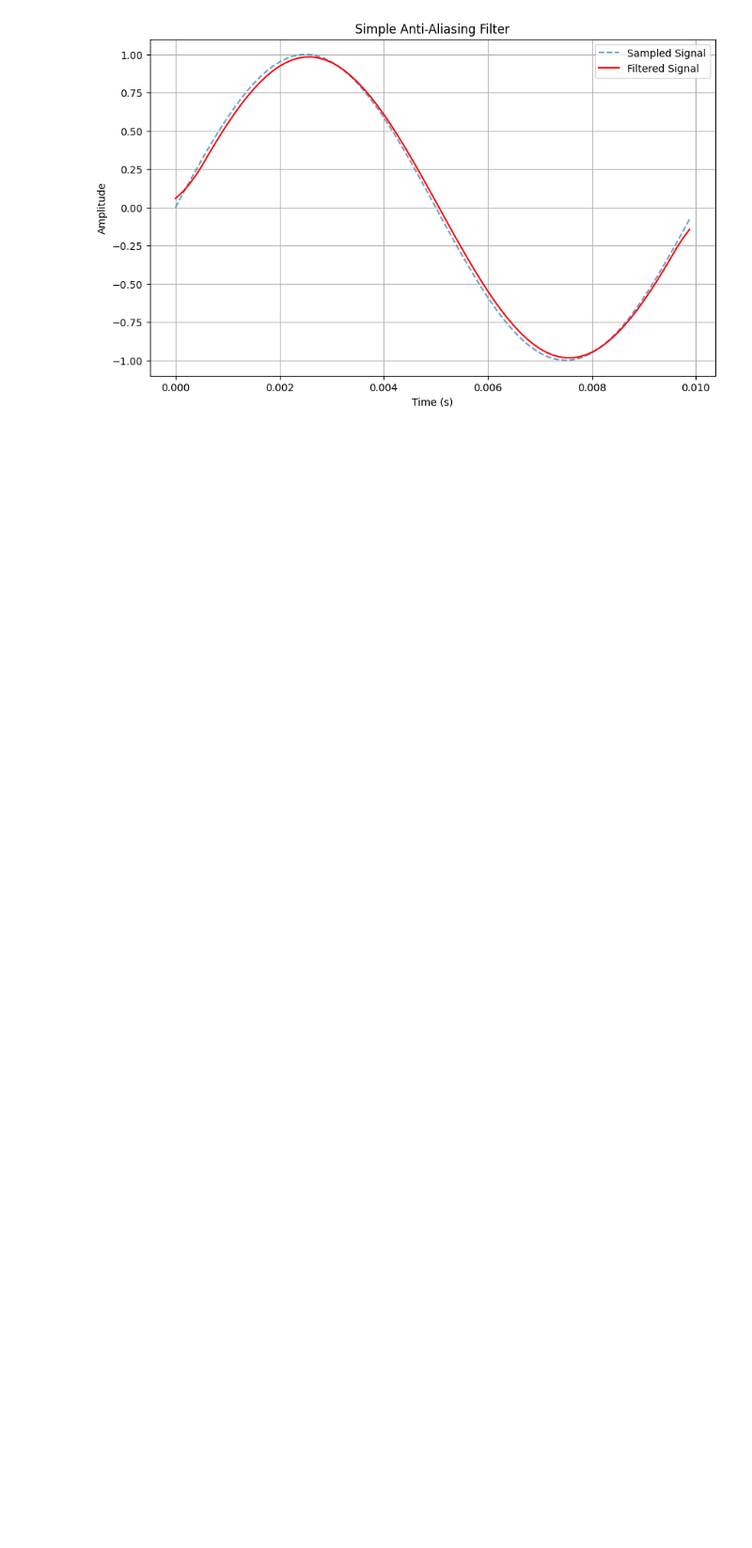
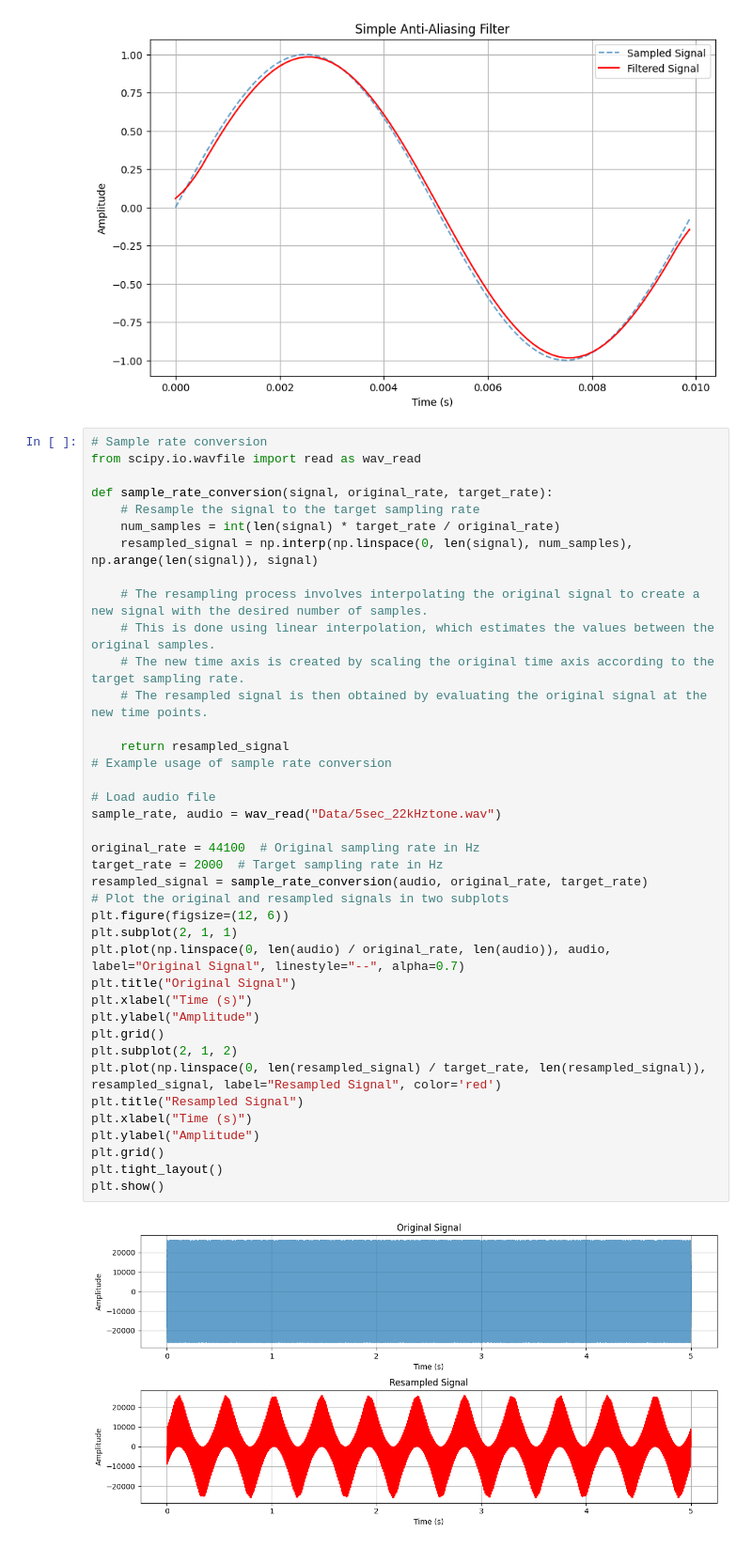
Before and after one commit to yyf/SimpleAudioDSP, a Jupyter notebook: Sampling.ipynb, the cells around one changed output. Shown at 94% size. Cells and saved outputs as stored; diff of their text form; blank space fills up the shorter version.

Commit message:
Add sample rate conversion

```diff
--- a/Sampling.ipynb
+++ b/Sampling.ipynb
@@ -228,3 +228,44 @@ plt.show()
 # %% [output]
 [figure]
 [figure]
+# %%
+# Sample rate conversion
+from scipy.io.wavfile import read as wav_read
+
+def sample_rate_conversion(signal, original_rate, target_rate):
+    # Resample the signal to the target sampling rate
+    num_samples = int(len(signal) * target_rate / original_rate)
+    resampled_signal = np.interp(np.linspace(0, len(signal), num_samples), np.arange(len(signal)), signal)
+
+    # The resampling process involves interpolating the original signal to create a new signal with the desired number of samples.
+    # This is done using linear interpolation, which estimates the values between the original samples.
+    # The new time axis is created by scaling the original time axis according to the target sampling rate.
+    # The resampled signal is then obtained by evaluating the original signal at the new time points.
+
+    return resampled_signal
+# Example usage of sample rate conversion
+
+# Load audio file
+sample_rate, audio = wav_read("Data/5sec_22kHztone.wav")
+
+original_rate = 44100  # Original sampling rate in Hz
+target_rate = 2000  # Target sampling rate in Hz
+resampled_signal = sample_rate_conversion(audio, original_rate, target_rate)
+# Plot the original and resampled signals in two subplots
+plt.figure(figsize=(12, 6))
+plt.subplot(2, 1, 1)
+plt.plot(np.linspace(0, len(audio) / original_rate, len(audio)), audio, label="Original Signal", linestyle="--", alpha=0.7)
+plt.title("Original Signal")
+plt.xlabel("Time (s)")
+plt.ylabel("Amplitude")
+plt.grid()
+plt.subplot(2, 1, 2)
+plt.plot(np.linspace(0, len(resampled_signal) / target_rate, len(resampled_signal)), resampled_signal, label="Resampled Signal", color='red')
+plt.title("Resampled Signal")
+plt.xlabel("Time (s)")
+plt.ylabel("Amplitude")
+plt.grid()
+plt.tight_layout()
+plt.show()
+# %% [output]
+[figure, added]
```
